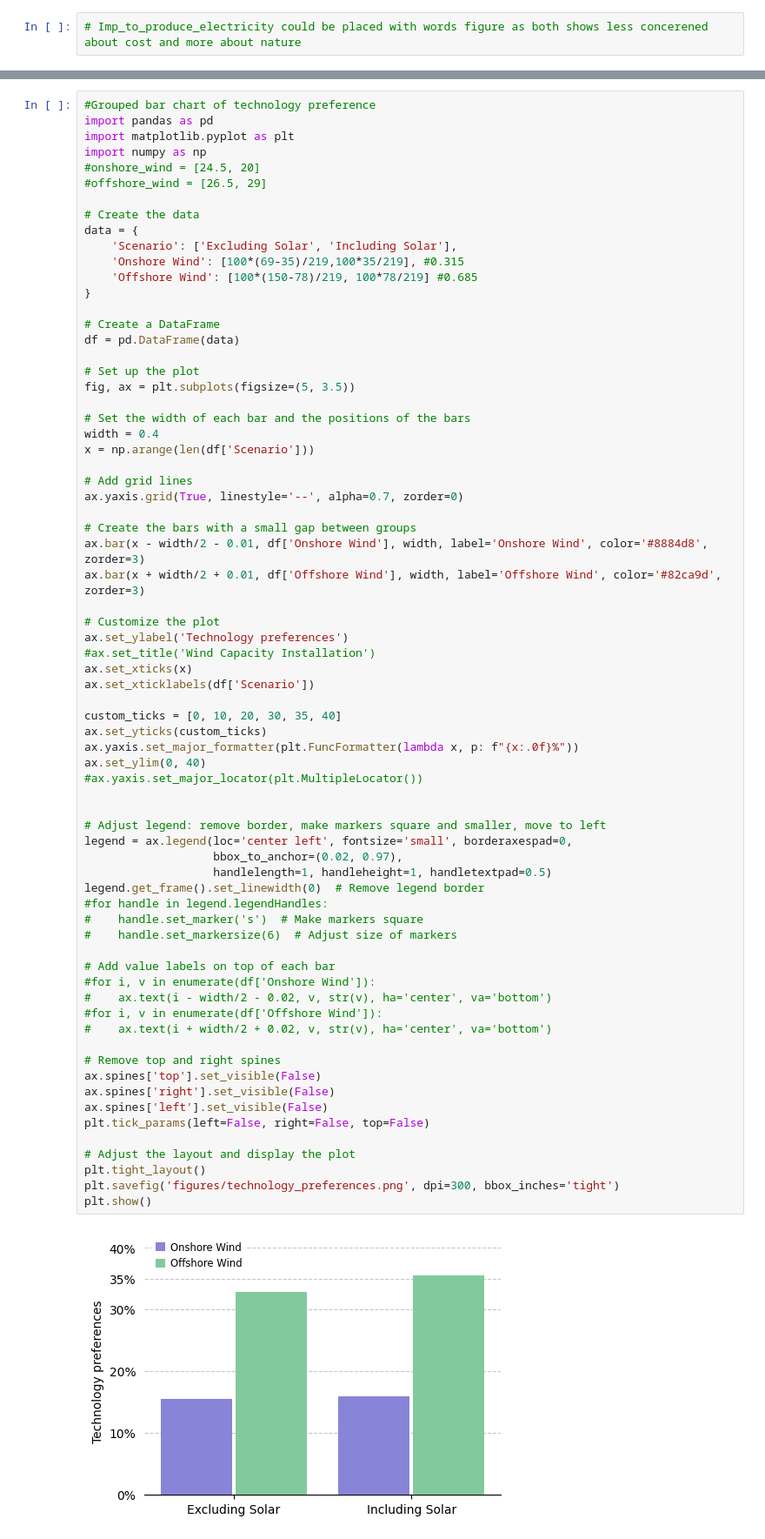
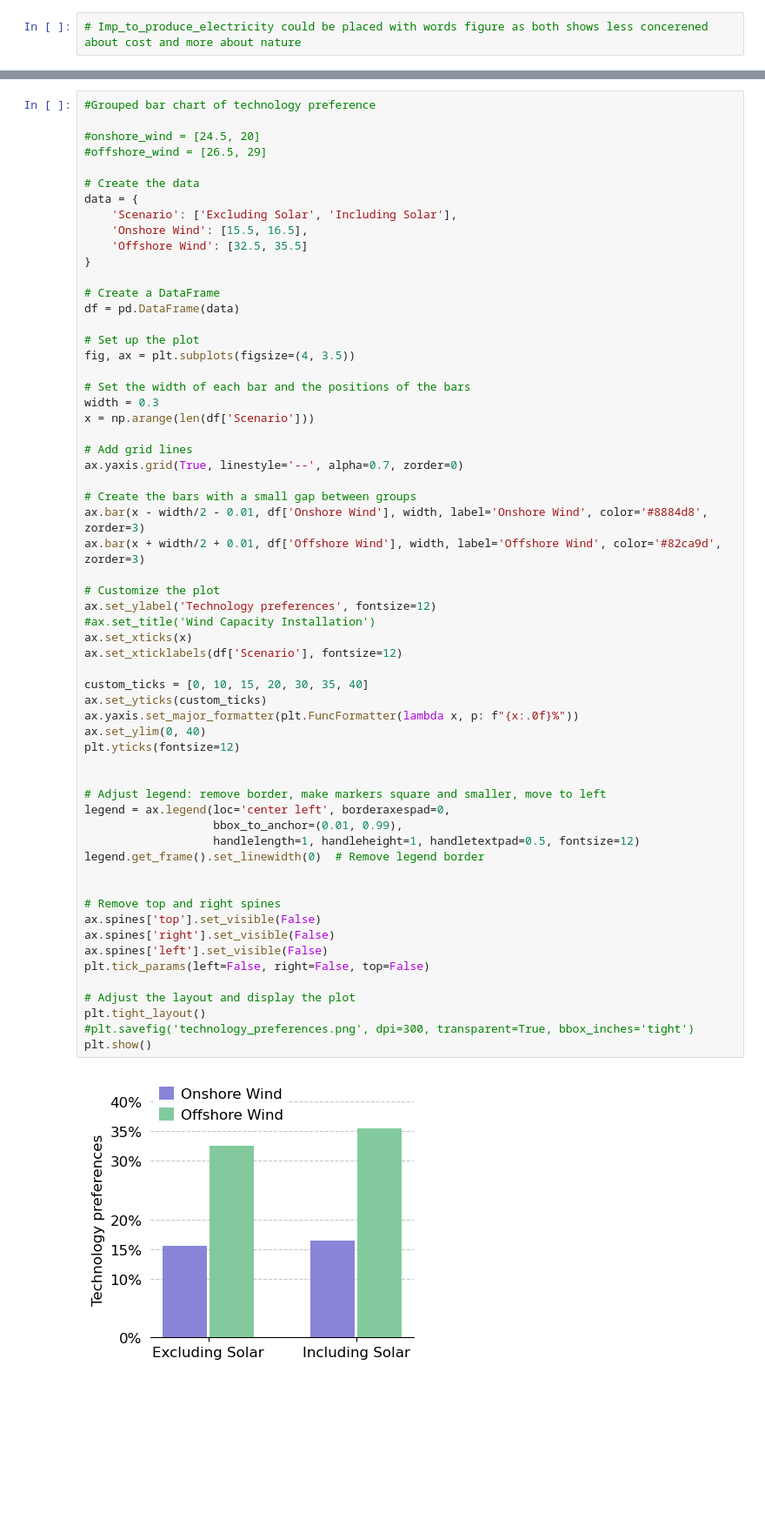
Before and after one commit to JavedMS/Mapping_Workshops_EFF, a Jupyter notebook: workshop_plots.ipynb, the cells around one changed output, grey strips where cells are left out. Shown at 87% size. Saved outputs shown, nothing was run; the diff lists cells and outputs as text; blank space fills up the shorter version.

```diff
--- a/workshop_plots.ipynb
+++ b/workshop_plots.ipynb
@@ -944,72 +938,62 @@ df_percent
 # %%
 #Grouped bar chart of technology preference
-import pandas as pd
-import matplotlib.pyplot as plt
-import numpy as np
+
 #onshore_wind = [24.5, 20]
 #offshore_wind = [26.5, 29]
 
 # Create the data
 data = {
     'Scenario': ['Excluding Solar', 'Including Solar'],
-    'Onshore Wind': [100*(69-35)/219,100*35/219], #0.315
-    'Offshore Wind': [100*(150-78)/219, 100*78/219] #0.685
+    'Onshore Wind': [15.5, 16.5],
+    'Offshore Wind': [32.5, 35.5]
 }
 
 # Create a DataFrame
 df = pd.DataFrame(data)
 
 # Set up the plot
-fig, ax = plt.subplots(figsize=(5, 3.5))
+fig, ax = plt.subplots(figsize=(4, 3.5))
 
 # Set the width of each bar and the positions of the bars
-width = 0.4
+width = 0.3
 x = np.arange(len(df['Scenario']))
 
 # Add grid lines
 ax.yaxis.grid(True, linestyle='--', alpha=0.7, zorder=0)
 
 # Create the bars with a small gap between groups
 ax.bar(x - width/2 - 0.01, df['Onshore Wind'], width, label='Onshore Wind', color='#8884d8', zorder=3)
 ax.bar(x + width/2 + 0.01, df['Offshore Wind'], width, label='Offshore Wind', color='#82ca9d', zorder=3)
 
 # Customize the plot
-ax.set_ylabel('Technology preferences')
+ax.set_ylabel('Technology preferences', fontsize=12)
 #ax.set_title('Wind Capacity Installation')
 ax.set_xticks(x)
-ax.set_xticklabels(df['Scenario'])
+ax.set_xticklabels(df['Scenario'], fontsize=12)
 
-custom_ticks = [0, 10, 20, 30, 35, 40]
+custom_ticks = [0, 10, 15, 20, 30, 35, 40]
 ax.set_yticks(custom_ticks)
 ax.yaxis.set_major_formatter(plt.FuncFormatter(lambda x, p: f"{x:.0f}%"))
 ax.set_ylim(0, 40)
-#ax.yaxis.set_major_locator(plt.MultipleLocator())
+plt.yticks(fontsize=12)
 
 
 # Adjust legend: remove border, make markers square and smaller, move to left
-legend = ax.legend(loc='center left', fontsize='small', borderaxespad=0,
-                   bbox_to_anchor=(0.02, 0.97),
-                   handlelength=1, handleheight=1, handletextpad=0.5)
+legend = ax.legend(loc='center left', borderaxespad=0,
+                   bbox_to_anchor=(0.01, 0.99),
+                   handlelength=1, handleheight=1, handletextpad=0.5, fontsize=12)
 legend.get_frame().set_linewidth(0)  # Remove legend border
-#for handle in legend.legendHandles:
-#    handle.set_marker('s')  # Make markers square
-#    handle.set_markersize(6)  # Adjust size of markers
 
-# Add value labels on top of each bar
-#for i, v in enumerate(df['Onshore Wind']):
-#    ax.text(i - width/2 - 0.02, v, str(v), ha='center', va='bottom')
-#for i, v in enumerate(df['Offshore Wind']):
-#    ax.text(i + width/2 + 0.02, v, str(v), ha='center', va='bottom')
 
 # Remove top and right spines
 ax.spines['top'].set_visible(False)
 ax.spines['right'].set_visible(False)
 ax.spines['left'].set_visible(False)
 plt.tick_params(left=False, right=False, top=False)
 
 # Adjust the layout and display the plot
 plt.tight_layout()
-plt.savefig('figures/technology_preferences.png', dpi=300, bbox_inches='tight')
+#plt.savefig('technology_preferences.png', dpi=300, transparent=True, bbox_inches='tight')
 plt.show()
 # %% [output]
-[figure, old version]
+[figure, new version]
```
Also changed, not shown: parts of 45 cells of this notebook, 11 other files.
